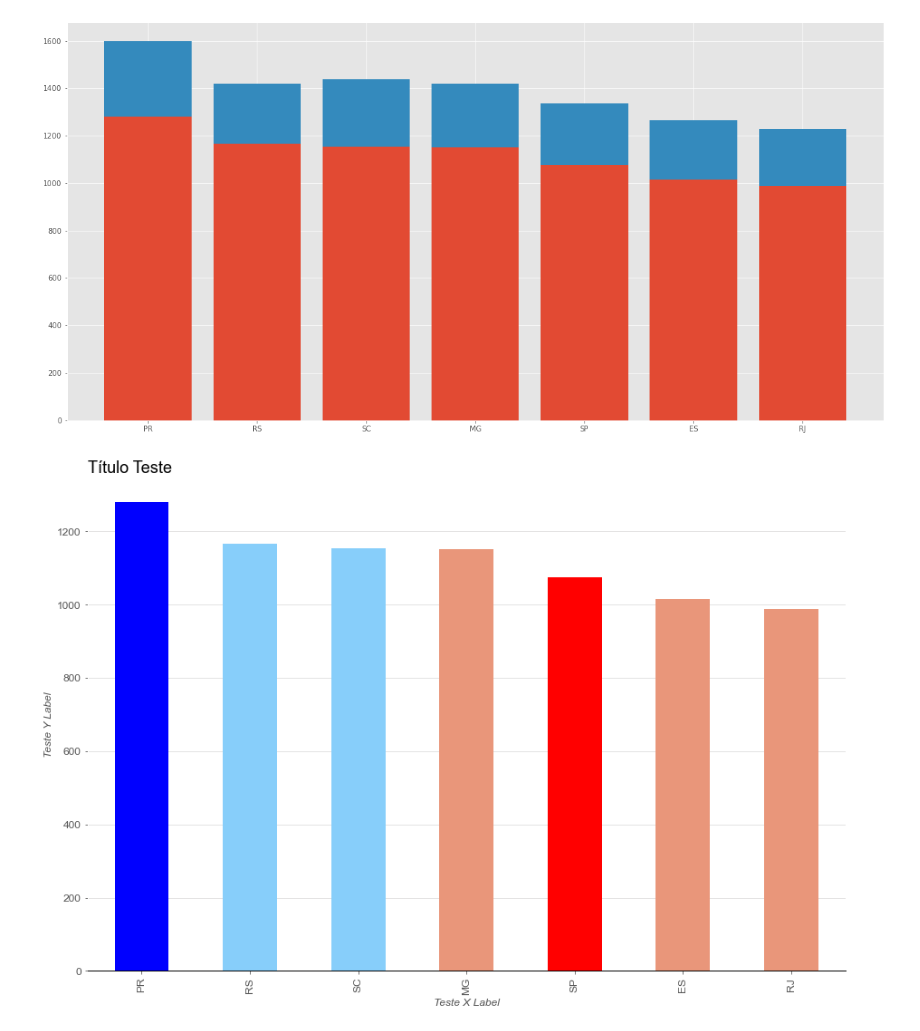
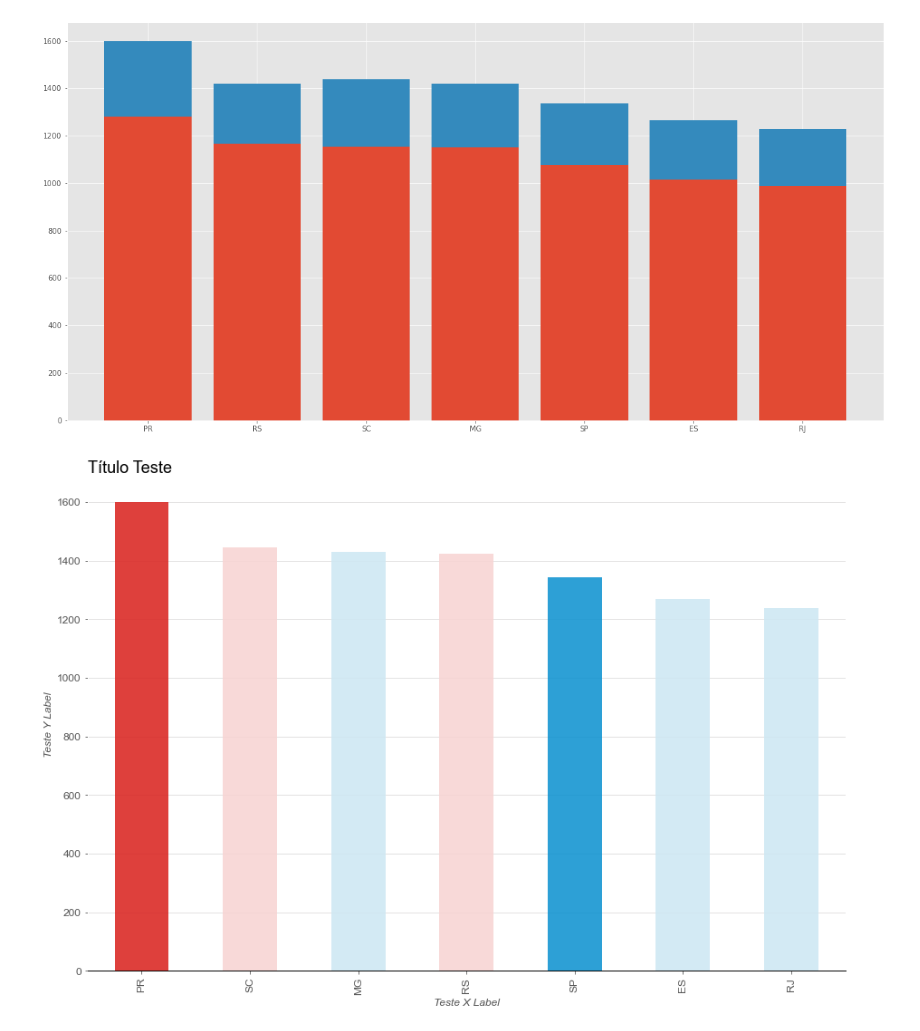
Before and after one commit to fdrigui/BootcampDataScience, a Jupyter notebook: module_one/Untitled1.ipynb, the cells around one changed output. Cells and saved outputs as stored; diff of their text form; code cells hidden in the pictures.

```diff
--- a/module_one/Untitled1.ipynb
+++ b/module_one/Untitled1.ipynb
@@ -13,8 +13,8 @@ uf_number_code = pd.DataFrame({"uf_code":["11", "12", "13", "14", "15", "16", "1
                                "uf":["RO", "AC", "AM", "RR", "PA", "AP", "TO", "MA", "PI", "CE", "RN", "PB", "PE", "AL",
                                        "SE", "BA", "MG", "ES", "RJ", "SP", "PR", "SC", "RS", "MS", "MT", "GO", "DF"]})
 color = {"RO":'darkgrey', "AC":'darkgrey', "AM":'darkgrey', "RR":'darkgrey', "PA":'darkgrey', "AP":'darkgrey', "TO":'darkgrey', "MA":'darkgrey', "PI":'darkgrey', "CE":'darkgrey',
-         "RN":'darkgrey', "PB":'darkgrey', "PE":'darkgrey', "AL":'darkgrey', "SE":'darkgrey', "BA":'darkgrey', "MG":'darksalmon', "ES":'darksalmon', "RJ":'darksalmon', "SP":'red',
-         "PR":'blue', "SC":'lightskyblue', "RS":'lightskyblue', "MS":'darkgrey', "MT":'darkgrey', "GO":'darkgrey', "DF":'darkgrey'}
+         "RN":'darkgrey', "PB":'darkgrey', "PE":'darkgrey', "AL":'darkgrey', "SE":'darkgrey', "BA":'darkgrey', "MG":'#CFE8F3', "ES":'#CFE8F3', "RJ":'#CFE8F3', "SP":'#1696D2',
+         "PR":'#DB2B27', "SC":'#F8D5D4', "RS":'#F8D5D4', "MS":'darkgrey', "MT":'darkgrey', "GO":'darkgrey', "DF":'darkgrey'}
 # %%
 # URL do arquivo CSV
 filePath = 'https://raw.githubusercontent.com/fdrigui/BootcampDataScience/main/module_one/dados/A225356189_28_143_208(atend).csv'
@@ -249,18 +249,19 @@ ax.bar(x=x, height=height_pserv, bottom=height_hserv)
 [figure]
 # %%
 plt.figure(figsize=(15,10))
-ax = hserv_por_ahi.loc['2016':].mean().sort_values(ascending=False).plot(kind='bar', color=hserv_por_ahi.loc['2016':].mean().sort_values(ascending=False).index.map(color))
+ax = valor_por_ahi.loc['2016':].mean().sort_values(ascending=False).plot(kind='bar', color=valor_por_ahi.loc['2016':].mean().sort_values(ascending=False).index.map(color), alpha=0.9)
+ax = plt.bar()
 ax.set_title('Título Teste', fontsize=18, loc='left', family='Arial')
 ax.set_xlabel('Teste X Label', fontsize=12, family='Arial', style='italic')
 ax.set_ylabel('Teste Y Label', fontsize=12, family='Arial', style='italic')
 ax.grid(b=True, axis='y', color='#DEDDDD', which='major')
 ax.spines['bottom'].set_visible(True)
 ax.spines['bottom'].set_color('black')
 ax.spines['bottom'].set_linewidth(1)
 ax.set_facecolor('xkcd:white')
 plt.yticks(fontname = "Arial", fontsize=12)
 plt.xticks(fontname = "Arial", fontsize=12)
-ax.yaxis.set_major_formatter(ticks_y)
+#ax.yaxis.set_major_formatter(ticks_y)
 plt.show()
 # %% [output]
-[figure, old version]
+[figure, new version]
```
Also changed, not shown: parts of 1 cell of this notebook.
